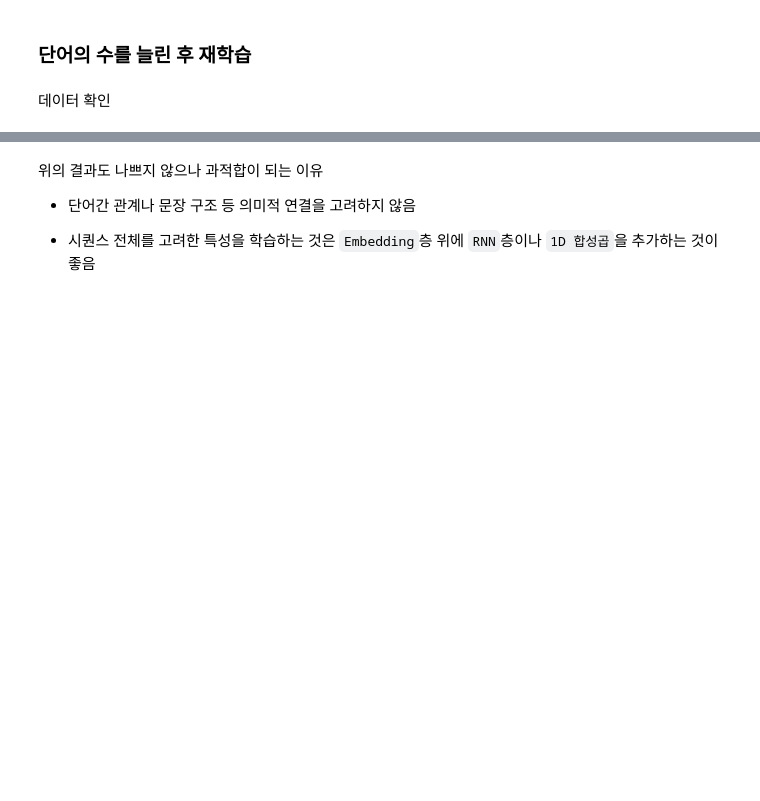
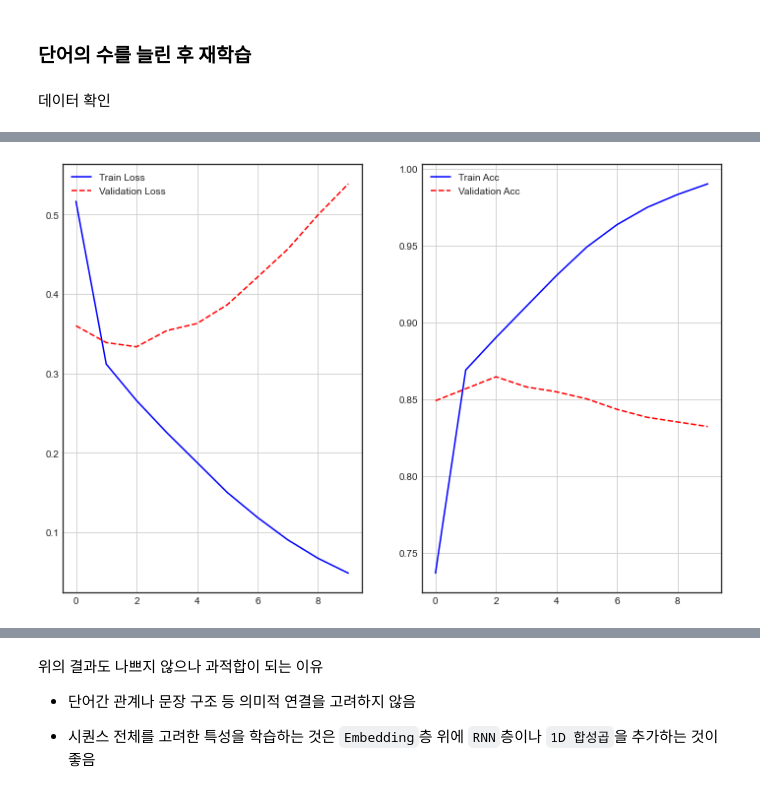
Before and after one commit to DONGRYEOLLEE1/WIL, a Jupyter notebook: DL/Keras/WIL_Keras(텍스트처리&임베딩).ipynb, the cells around one changed output, grey strips where cells are left out. Drawn from its saved outputs; the diff is of its cells as text; code cells hidden in the pictures; blank space fills up the shorter version.

```diff
--- a/DL/Keras/WIL_Keras(텍스트처리&임베딩).ipynb
+++ b/DL/Keras/WIL_Keras(텍스트처리&임베딩).ipynb
@@ -231,4 +414,10 @@ Test Sequence: [[2, 3, 1, 4]]
 # %% [markdown]
 ### 단어의 수를 늘린 후 재학습
+# %%
+num_words = 1000
+max_len = 500
+
+pad_x_train_2 = pad_sequences(x_train, maxlen = max_len, padding = 'pre')
+pad_x_test_2 = pad_sequences(x_test, maxlen = max_len, padding = 'pre')
 # %% [markdown]
 데이터 확인
@@ -234,0 +447,13 @@ Test Sequence: [[2, 3, 1, 4]]
+# %%
+model = Sequential()
+
+model.add(Embedding(input_dim = num_words, output_dim = 32,
+                   input_length = max_len))
+model.add(Flatten())
+model.add(Dense(1, activation = 'sigmoid'))    ## binary이기대문에 sigmoid 함수
+
+model.summary()
+
+model.compile(optimizer = 'rmsprop',
+             loss = 'binary_crossentropy',
+             metrics = ['acc'])
@@ -234,0 +475,7 @@ Test Sequence: [[2, 3, 1, 4]]
+# %%
+history2 = model.fit(pad_x_train_2, y_train,
+                    epochs = 10,
+                    batch_size = 32,
+                    validation_split = 0.2)
+
+## OverFitted : 99%(train) -- 83%(val)
@@ -234,0 +503,18 @@ Test Sequence: [[2, 3, 1, 4]]
+# %%
+plt.figure(figsize = (12, 8))
+
+plt.subplot(1, 2, 1)
+plt.plot(history2.history['loss'], 'b-', label = 'Train Loss')
+plt.plot(history2.history['val_loss'], 'r--', label = 'Validation Loss')
+plt.grid()
+plt.legend()
+
+plt.subplot(1, 2, 2)
+plt.plot(history2.history['acc'], 'b-', label = 'Train Acc')
+plt.plot(history2.history['val_acc'], 'r--', label = 'Validation Acc')
+plt.grid()
+plt.legend()
+
+plt.show()
+# %% [output]
+[figure, added]
```
Also changed, not shown: parts of 114 cells of this notebook, 6 other files.
